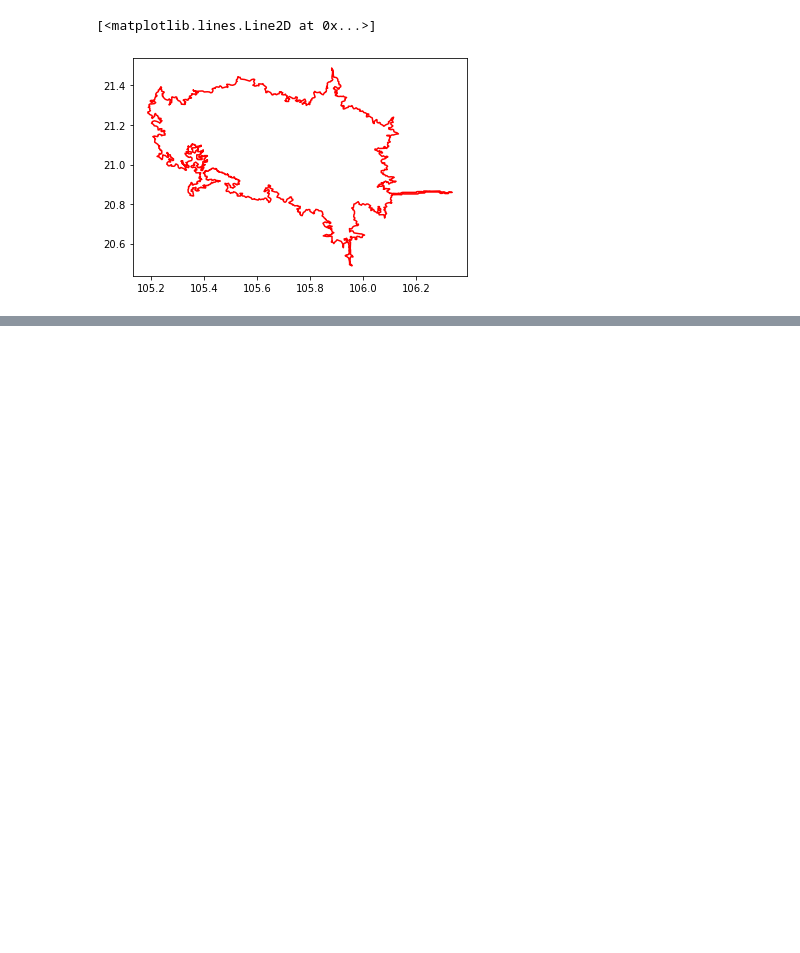
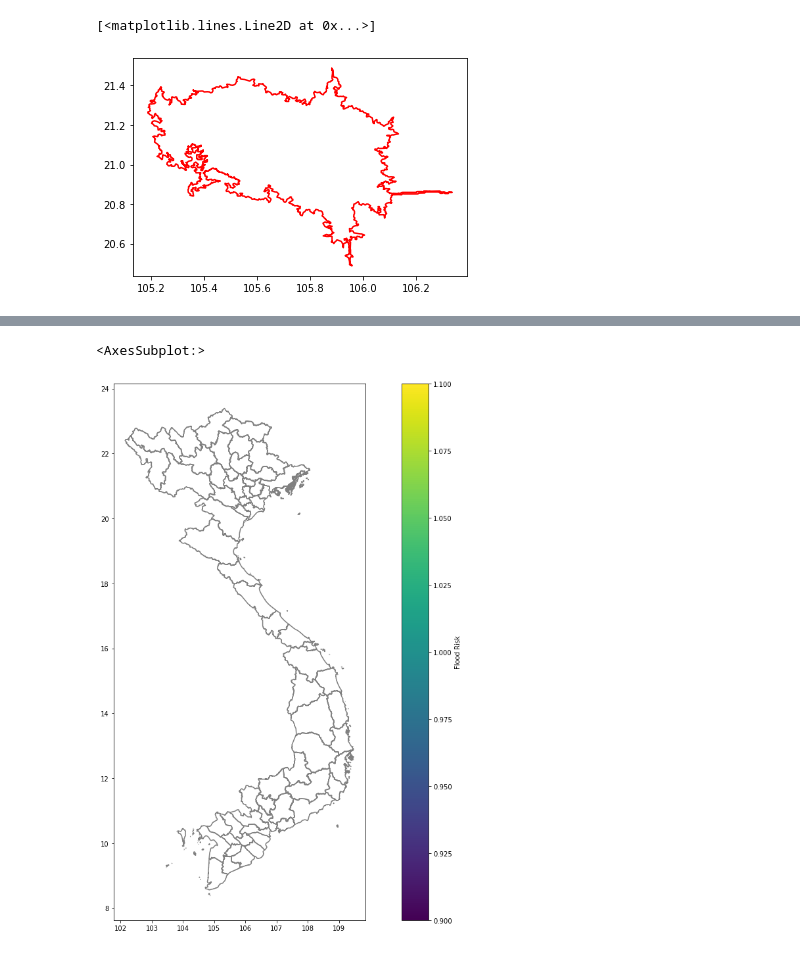
Before and after one commit to Analytics-for-a-Better-World/GPBP_Analytics_Tools, a Jupyter notebook: Analytics Notebooks/isochrone.ipynb, the cells around one changed output, grey strips where cells are left out. Drawn from its saved outputs; the diff is of its cells as text; code cells hidden in the pictures; blank space fills up the shorter version.

```diff
--- a/Analytics Notebooks/isochrone.ipynb
+++ b/Analytics Notebooks/isochrone.ipynb
@@ -58,3 +59,7 @@ plt.plot(*new.exterior.xy, color = 'red')
 # %% [output]
 [<matplotlib.lines.Line2D at 0x...>]
 [figure]
+# %%
+vn_prov = gpd.read_file('../Data/gadm_vietnam.geojson')
+# vn_bound = vn_prov.geometry.unary_union
+# random_gps(vn_bound)
@@ -60,0 +88,9 @@ plt.plot(*new.exterior.xy, color = 'red')
+# %%
+from matplotlib import pyplot as plt
+fig, ax = plt.subplots(figsize=(20,15))
+vn_map = vn_prov.boundary.plot(ax=ax, color='gray')
+gdf.plot(ax=ax, markersize=0.5, column='FD_5yrs_level', legend=True,
+         legend_kwds={'label': "Flood Risk"})
+# %% [output]
+<AxesSubplot:>
+[figure, added]
```
Also changed, not shown: parts of 2 cells of this notebook.
